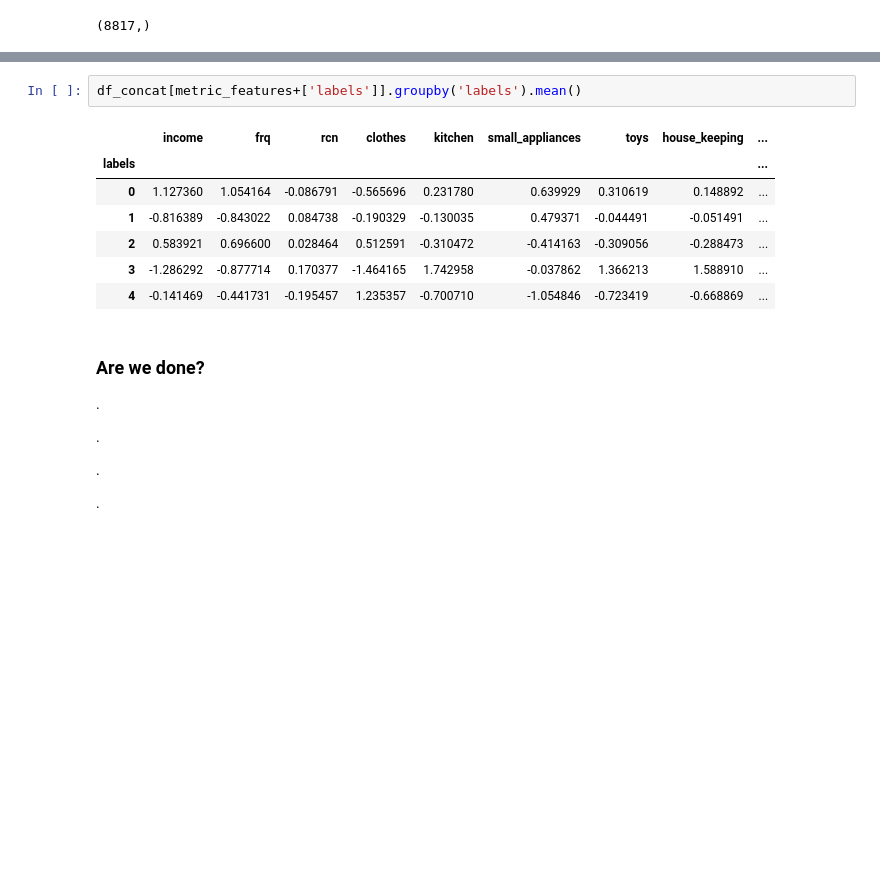
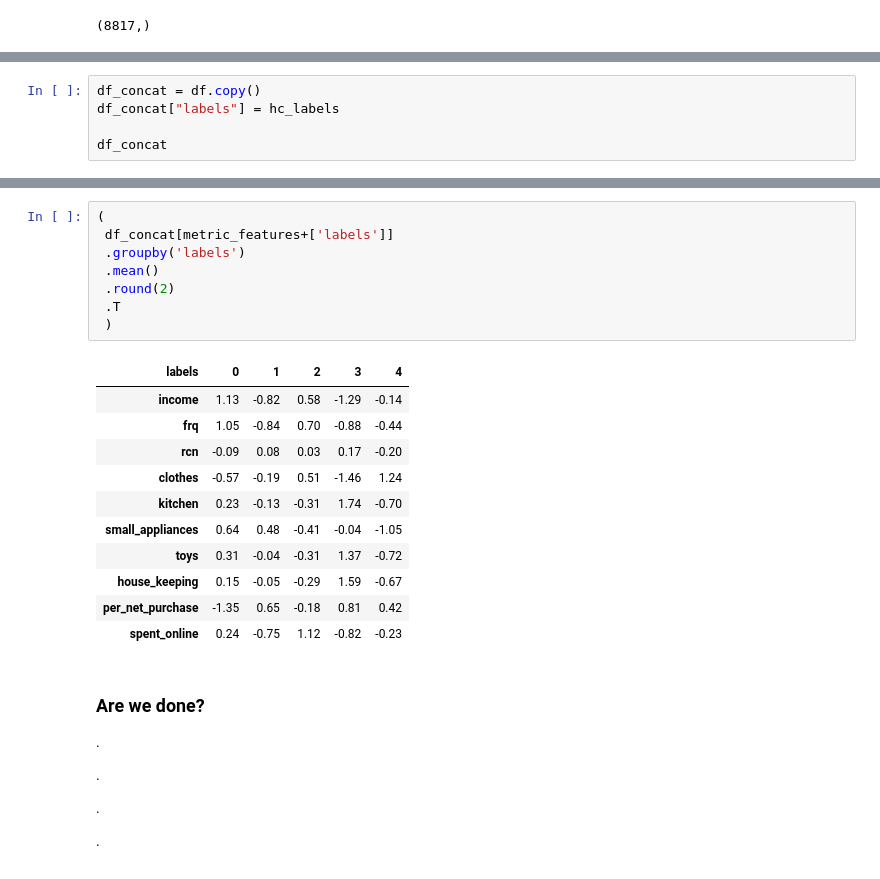
Before and after one commit to anacaleiro/Priv_DM2627, a Jupyter notebook: notebooks_solutions/lab08_hierarchical_clustering_sol.ipynb, the cells around one changed output, grey strips where cells are left out. Drawn from its saved outputs; the diff is of its cells as text; blank space fills up the shorter version.

```diff
--- a/notebooks_solutions/lab08_hierarchical_clustering_sol.ipynb
+++ b/notebooks_solutions/lab08_hierarchical_clustering_sol.ipynb
@@ -214,0 +189,5 @@ df_concat
+# %%
+df_concat = df.copy()
+df_concat["labels"] = hc_labels
+
+df_concat
@@ -215,13 +208,23 @@ df_concat
 # %%
-df_concat[metric_features+['labels']].groupby('labels').mean()
+(
+ df_concat[metric_features+['labels']]
+ .groupby('labels')
+ .mean()
+ .round(2)
+ .T
+ )
 # %% [output]
-|  | income | frq | rcn | clothes | kitchen | small_appliances | toys | house_keeping | ... |
-| labels |  |  |  |  |  |  |  |  | ... |
-| 0 | 1.127360 | 1.054164 | -0.086791 | -0.565696 | 0.231780 | 0.639929 | 0.310619 | 0.148892 | ... |
-| 1 | -0.816389 | -0.843022 | 0.084738 | -0.190329 | -0.130035 | 0.479371 | -0.044491 | -0.051491 | ... |
-| 2 | 0.583921 | 0.696600 | 0.028464 | 0.512591 | -0.310472 | -0.414163 | -0.309056 | -0.288473 | ... |
-| 3 | -1.286292 | -0.877714 | 0.170377 | -1.464165 | 1.742958 | -0.037862 | 1.366213 | 1.588910 | ... |
-| 4 | -0.141469 | -0.441731 | -0.195457 | 1.235357 | -0.700710 | -1.054846 | -0.723419 | -0.668869 | ... |
+| labels | 0 | 1 | 2 | 3 | 4 |
+| income | 1.13 | -0.82 | 0.58 | -1.29 | -0.14 |
+| frq | 1.05 | -0.84 | 0.70 | -0.88 | -0.44 |
+| rcn | -0.09 | 0.08 | 0.03 | 0.17 | -0.20 |
+| clothes | -0.57 | -0.19 | 0.51 | -1.46 | 1.24 |
+| kitchen | 0.23 | -0.13 | -0.31 | 1.74 | -0.70 |
+| small_appliances | 0.64 | 0.48 | -0.41 | -0.04 | -1.05 |
+| toys | 0.31 | -0.04 | -0.31 | 1.37 | -0.72 |
+| house_keeping | 0.15 | -0.05 | -0.29 | 1.59 | -0.67 |
+| per_net_purchase | -1.35 | 0.65 | -0.18 | 0.81 | 0.42 |
+| spent_online | 0.24 | -0.75 | 1.12 | -0.82 | -0.23 |
 # %% [markdown]
 ### Are we done?
 
```
Also changed, not shown: parts of 15 cells of this notebook, 1 other file.
